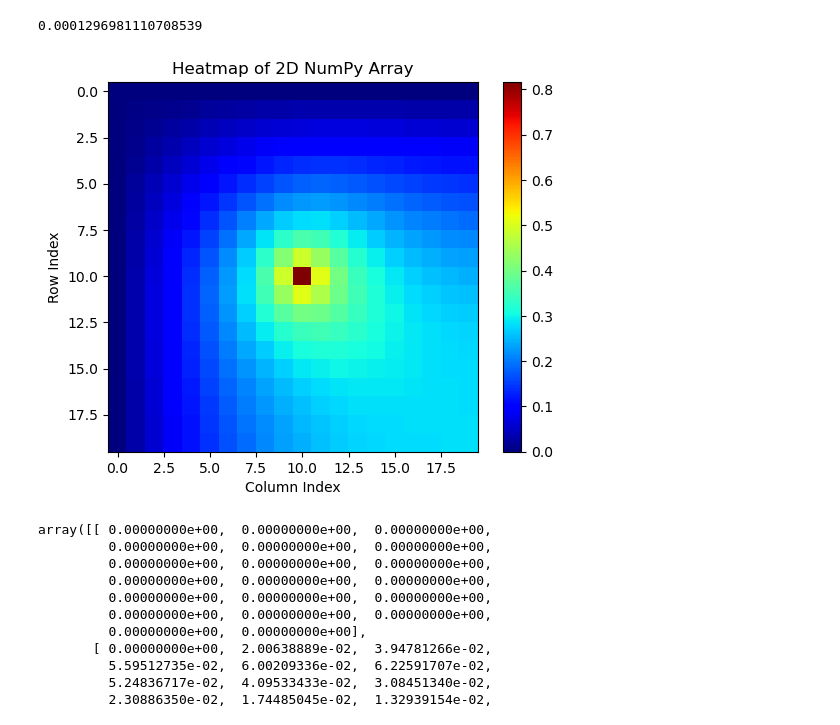
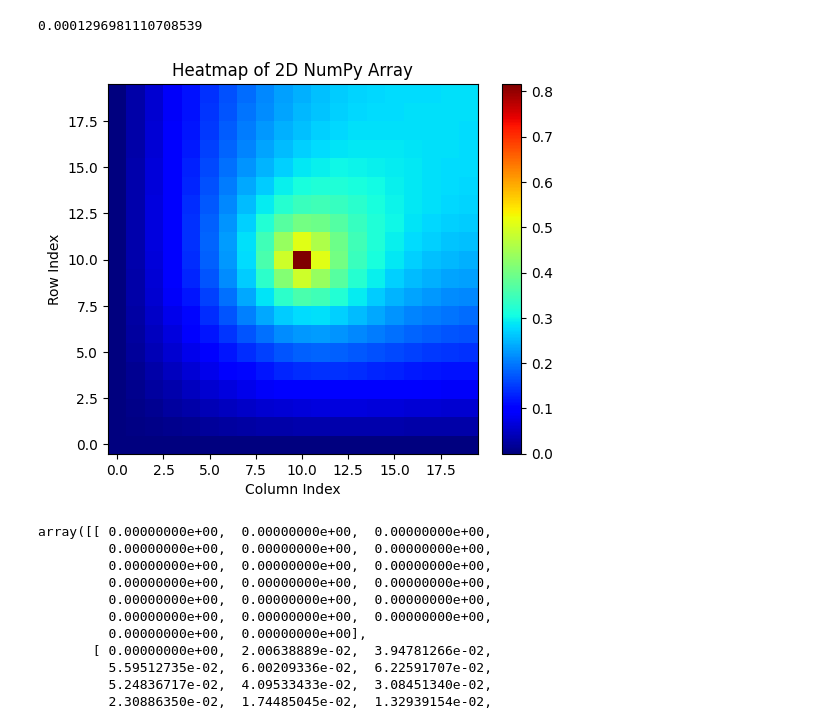
Before and after one commit to bea924/ctfd, a Jupyter notebook: ex6_green/ex6.ipynb, the cells around one changed output. Drawn from its saved outputs; the diff is of its cells as text; code cells hidden in the pictures.

Commit message:
make graph pretty

```diff
--- a/ex6_green/ex6.ipynb
+++ b/ex6_green/ex6.ipynb
@@ -97,15 +97,15 @@ for i in range(20):
 # %%
 import matplotlib.pyplot as plt
 
 # Plot the heatmap
-plt.imshow(plot_GF, cmap='jet', interpolation='nearest')
+plt.imshow(plot_GF, cmap='jet', interpolation='nearest', origin = 'lower')
 plt.colorbar()  # Add a color bar to show the color scale
 plt.title('Heatmap of 2D NumPy Array')
 plt.xlabel('Column Index')
 plt.ylabel('Row Index')
 plt.show()
 # %% [output]
-[figure, old version]
+[figure, new version]
 # %%
 return_GF_matrix(0.2, 0.2, 1, 1, "D", "D", "D", "D")
 # %% [output]
```
